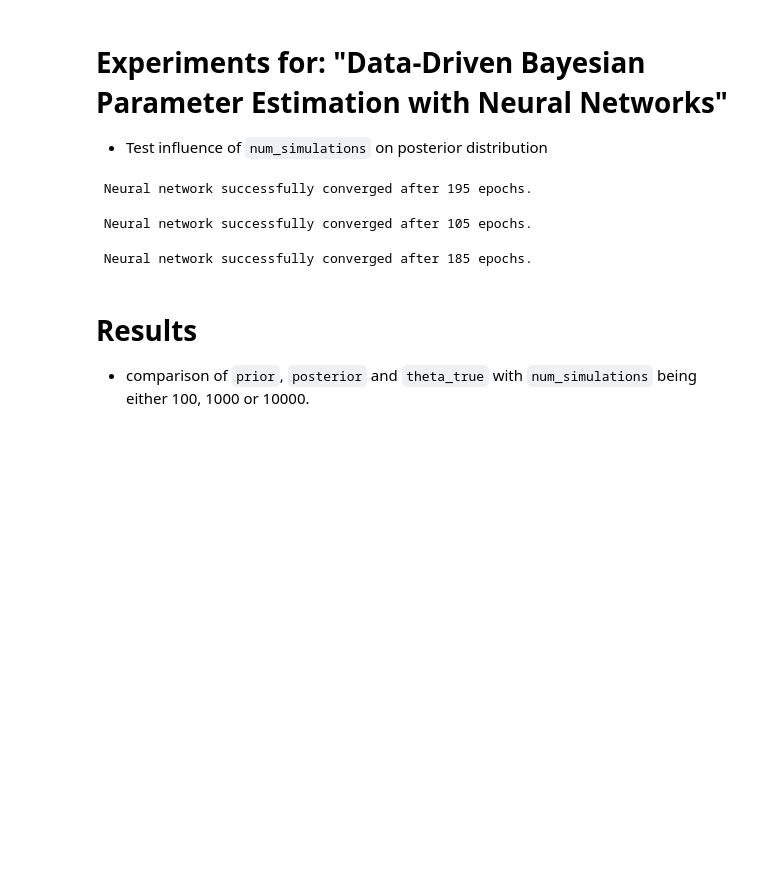
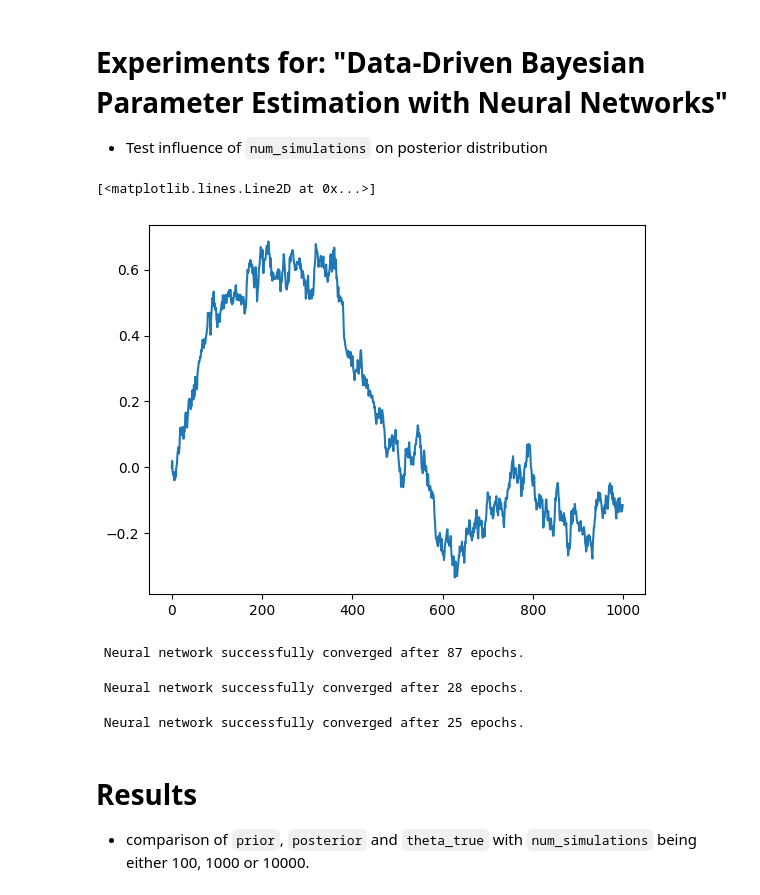
Before and after one commit to 487-ctrl/Data-Driven-Bayesian-Parameter-Estimation-with-Neural-Networks, a Jupyter notebook: src/experiments/influence_num_simulations.ipynb, the cells around one changed output. Saved outputs shown, nothing was run; the diff lists cells and outputs as text; code cells hidden in the pictures; blank space fills up the shorter version.

```diff
--- a/src/experiments/influence_num_simulations.ipynb
+++ b/src/experiments/influence_num_simulations.ipynb
@@ -16,13 +16,18 @@ import matplotlib.pyplot as plt
 # %%
 # Define the prior distribution over the parameters H and D
 # Use a uniform distribution with lower and upper bounds
-prior = sbi.utils.BoxUniform(low=torch.tensor([0.1, 0.1]), high=torch.tensor([10.0, 10.0]))
+prior = sbi.utils.BoxUniform(low=torch.tensor([0.1, 0.1, 0.1, 0.1]), high=torch.tensor([10.0, 10.0, 10.0, 10.0]))
 
 # Define the true parameters for the simulator
-theta_true = torch.tensor([8.0, 8.0])
+theta_true = torch.tensor([0.2, 0.2, 0.2, 0.2])
 
 # Generate observed data using the simulator and true parameters
 x_o = swing_equation(theta_true)
+
+plt.plot(x_o)
+# %% [output]
+[<matplotlib.lines.Line2D at 0x...>]
+[figure, added]
 # %%
 # Define the number of simulations to run for each posterior
 num_simulations_options = [100, 1000, 10000]
@@ -36,9 +41,9 @@ for n in num_simulations_options:
     posterior.set_default_x(x_o)
     posteriors.append(posterior)
 # %% [output]
- Neural network successfully converged after 195 epochs.
+ Neural network successfully converged after 87 epochs.
- Neural network successfully converged after 105 epochs.
+ Neural network successfully converged after 28 epochs.
- Neural network successfully converged after 185 epochs.
+ Neural network successfully converged after 25 epochs.
 # %% [markdown]
 # Results
 
```
Also changed, not shown: parts of 2 cells of this notebook, 6 other files.
